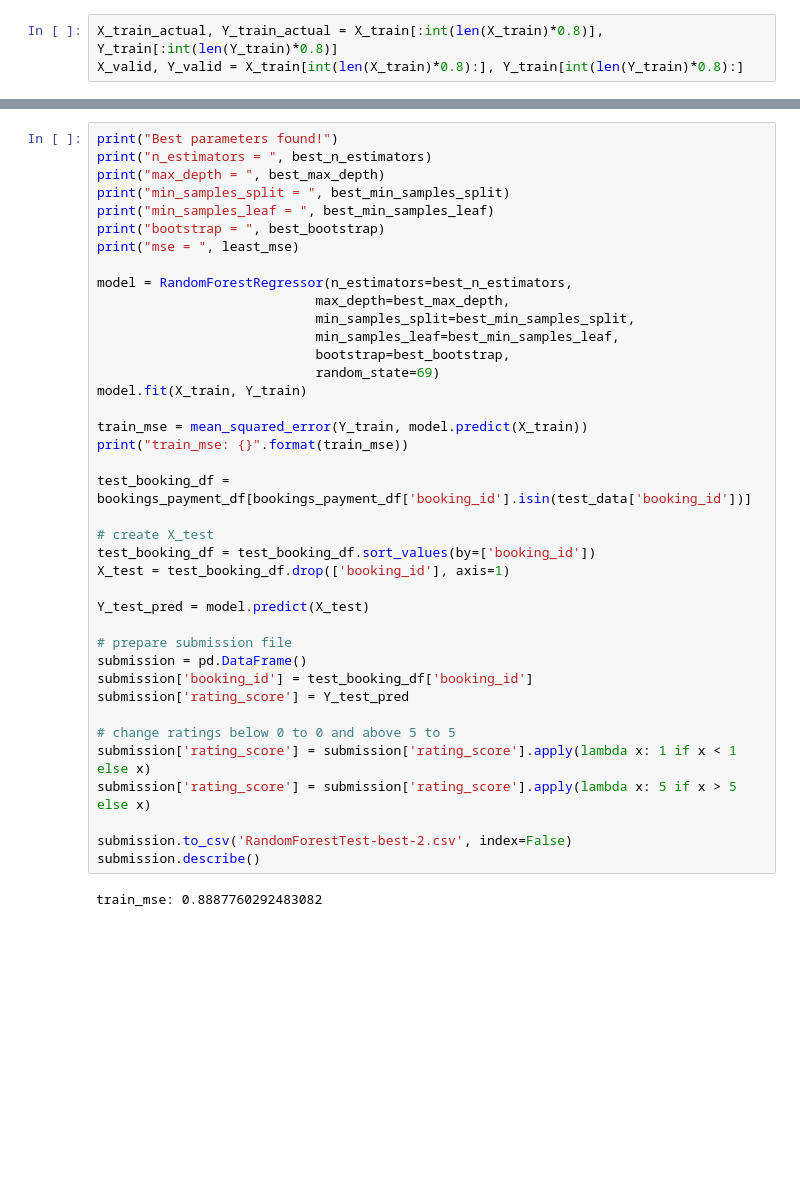
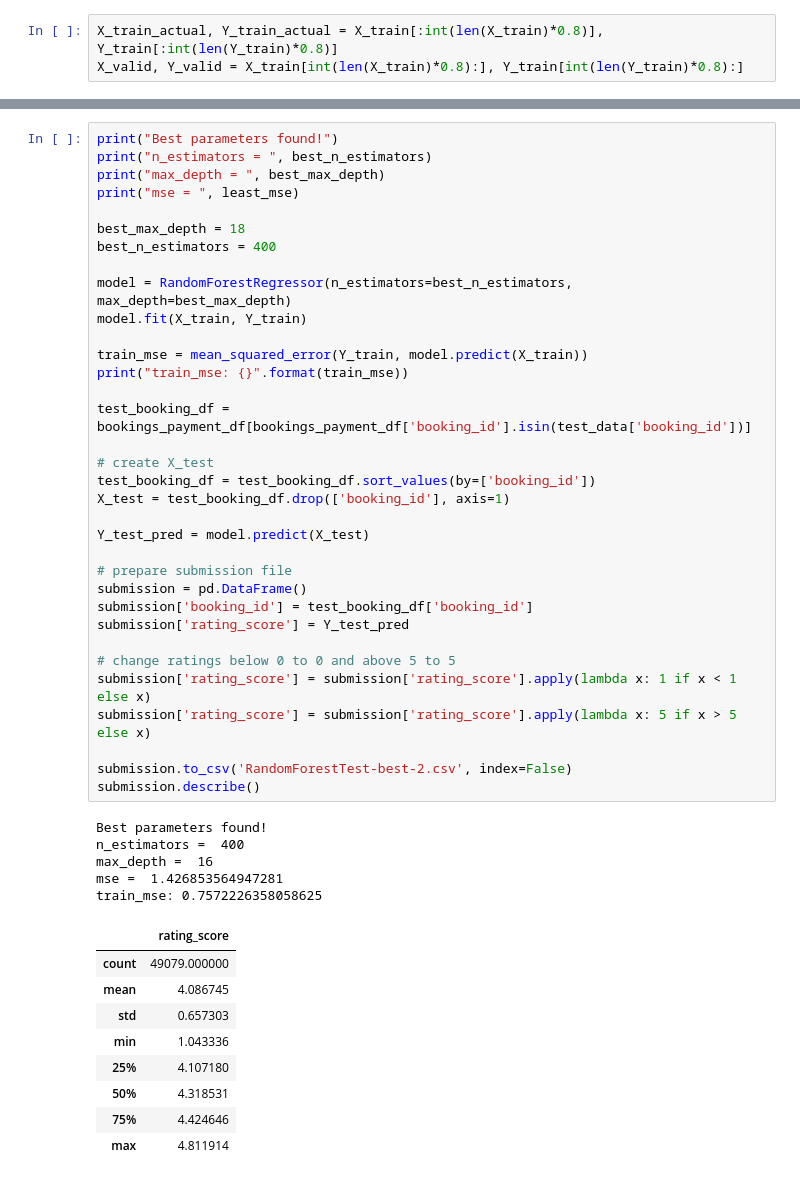
Before and after one commit to bersilin-robert1609/CS5691-PRML, a Jupyter notebook: DataContest/script/data_contest.ipynb, the cells around one changed output, grey strips where cells are left out. Drawn from its saved outputs; the diff is of its cells as text; blank space fills up the shorter version.

Commit message:
RandomForest 600-18 or 400-18

```diff
--- a/DataContest/script/data_contest.ipynb
+++ b/DataContest/script/data_contest.ipynb
@@ -375,42 +371,50 @@ n_estimator: 100, max_depth: 8, min_samples_split: 2, min_samples_leaf: 2, boots
 print("Best parameters found!")
 print("n_estimators = ", best_n_estimators)
 print("max_depth = ", best_max_depth)
-print("min_samples_split = ", best_min_samples_split)
-print("min_samples_leaf = ", best_min_samples_leaf)
-print("bootstrap = ", best_bootstrap)
 print("mse = ", least_mse)
 
-model = RandomForestRegressor(n_estimators=best_n_estimators,
-                            max_depth=best_max_depth,
-                            min_samples_split=best_min_samples_split,
-                            min_samples_leaf=best_min_samples_leaf,
-                            bootstrap=best_bootstrap,
-                            random_state=69)
+best_max_depth = 18
+best_n_estimators = 400
+
+model = RandomForestRegressor(n_estimators=best_n_estimators, max_depth=best_max_depth)
 model.fit(X_train, Y_train)
 
 train_mse = mean_squared_error(Y_train, model.predict(X_train))
 print("train_mse: {}".format(train_mse))
 
 test_booking_df = bookings_payment_df[bookings_payment_df['booking_id'].isin(test_data['booking_id'])]
 
 # create X_test
 test_booking_df = test_booking_df.sort_values(by=['booking_id'])
 X_test = test_booking_df.drop(['booking_id'], axis=1)
 
 Y_test_pred = model.predict(X_test)
 
 # prepare submission file
 submission = pd.DataFrame()
 submission['booking_id'] = test_booking_df['booking_id']
 submission['rating_score'] = Y_test_pred
 
 # change ratings below 0 to 0 and above 5 to 5
 submission['rating_score'] = submission['rating_score'].apply(lambda x: 1 if x < 1 else x)
 submission['rating_score'] = submission['rating_score'].apply(lambda x: 5 if x > 5 else x)
 
 submission.to_csv('RandomForestTest-best-2.csv', index=False)
 submission.describe()
 # %% [output]
-train_mse: 0.8887760292483082
+Best parameters found!
+n_estimators =  400
+max_depth =  16
+mse =  1.426853564947281
+train_mse: 0.7572226358058625
+|  | rating_score |
+| count | 49079.000000 |
+| mean | 4.086745 |
+| std | 0.657303 |
+| min | 1.043336 |
+| 25% | 4.107180 |
+| 50% | 4.318531 |
+| 75% | 4.424646 |
+| max | 4.811914 |
 # %%
 # paramters for HistGradientBoostingRegressor
```
Also changed, not shown: parts of 5 cells of this notebook, 4 other files.
